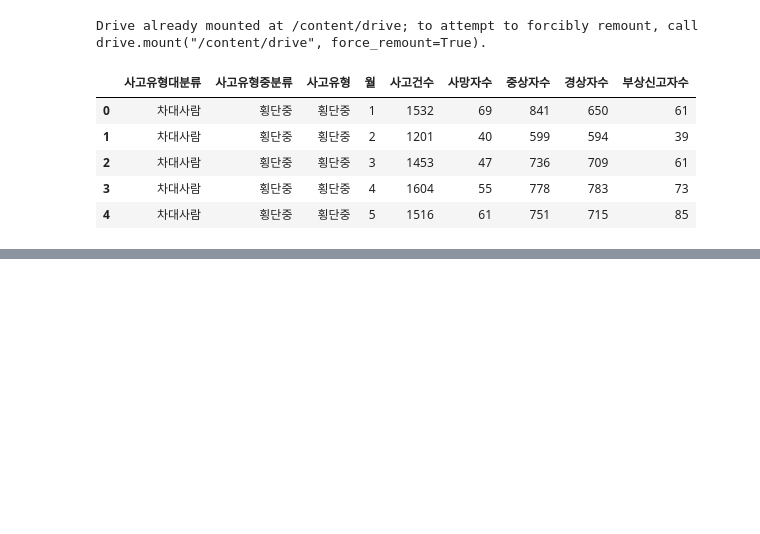
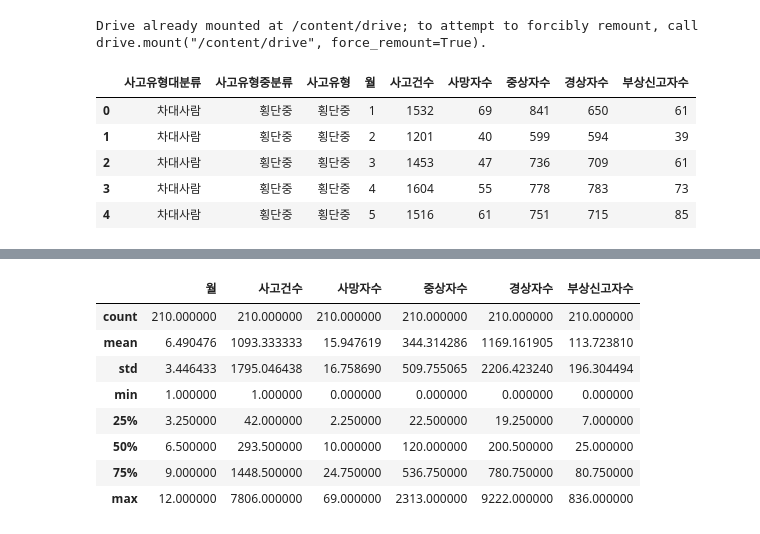
Before and after one commit to SoheeKims/Study-Python, a Jupyter notebook: 교통사고_유형별_사고건_21_01_23~.ipynb, the cells around one changed output, grey strips where cells are left out. Saved outputs shown, nothing was run; the diff lists cells and outputs as text; code cells hidden in the pictures; blank space fills up the shorter version.

```diff
--- a/교통사고_유형별_사고건_21_01_23~.ipynb
+++ b/교통사고_유형별_사고건_21_01_23~.ipynb
@@ -44,0 +95,13 @@ memory usage: 14.9+ KB
+# %%
+# 분포 확인
+monthly_traffic.describe()
+# %% [output]
+|  | 월 | 사고건수 | 사망자수 | 중상자수 | 경상자수 | 부상신고자수 |
+| count | 210.000000 | 210.000000 | 210.000000 | 210.000000 | 210.000000 | 210.000000 |
+| mean | 6.490476 | 1093.333333 | 15.947619 | 344.314286 | 1169.161905 | 113.723810 |
+| std | 3.446433 | 1795.046438 | 16.758690 | 509.755065 | 2206.423240 | 196.304494 |
+| min | 1.000000 | 1.000000 | 0.000000 | 0.000000 | 0.000000 | 0.000000 |
+| 25% | 3.250000 | 42.000000 | 2.250000 | 22.500000 | 19.250000 | 7.000000 |
+| 50% | 6.500000 | 293.500000 | 10.000000 | 120.000000 | 200.500000 | 25.000000 |
+| 75% | 9.000000 | 1448.500000 | 24.750000 | 536.750000 | 780.750000 | 80.750000 |
+| max | 12.000000 | 7806.000000 | 69.000000 | 2313.000000 | 9222.000000 | 836.000000 |
```
Also changed, not shown: parts of 15 cells of this notebook.
